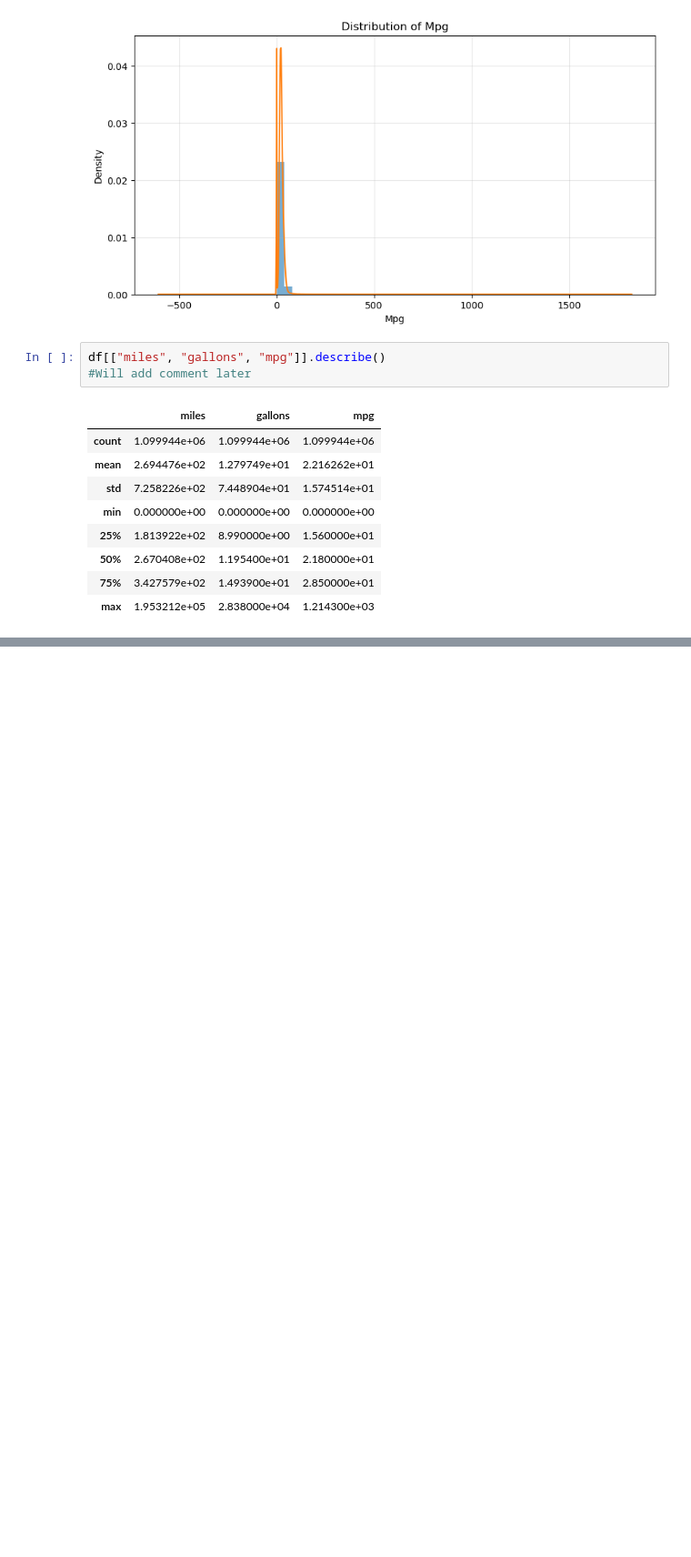
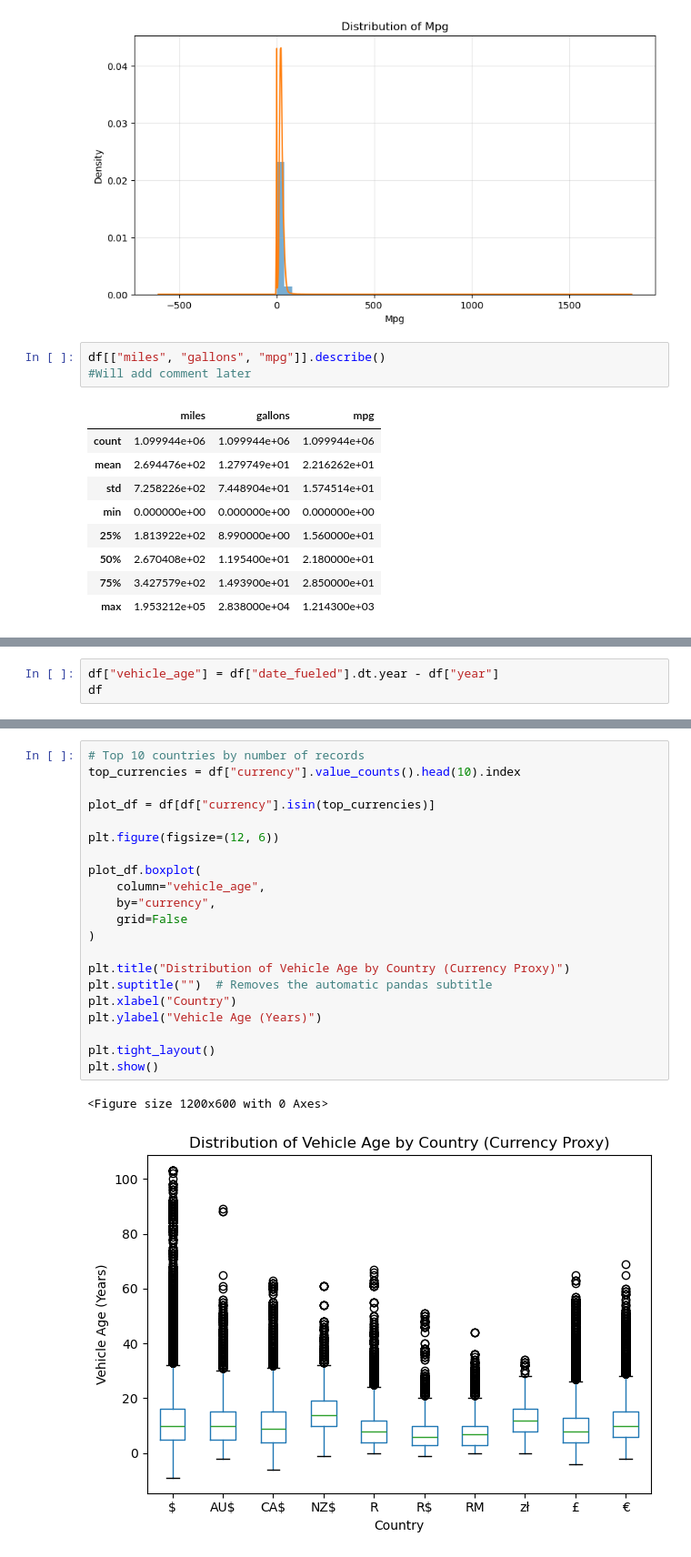
Before and after one commit to A-MAK15/DVE-Assignment, a Jupyter notebook: DVE-checkpoint.ipynb, the cells around one changed output, grey strips where cells are left out. Shown at 91% size. Cells and saved outputs as stored; diff of their text form; blank space fills up the shorter version.

```diff
--- a/DVE-checkpoint.ipynb
+++ b/DVE-checkpoint.ipynb
@@ -361,0 +871,3 @@ df[["miles", "gallons", "mpg"]].describe()
+# %%
+df["vehicle_age"] = df["date_fueled"].dt.year - df["year"]
+df
@@ -361,0 +888,24 @@ df[["miles", "gallons", "mpg"]].describe()
+# %%
+# Top 10 countries by number of records
+top_currencies = df["currency"].value_counts().head(10).index
+
+plot_df = df[df["currency"].isin(top_currencies)]
+
+plt.figure(figsize=(12, 6))
+
+plot_df.boxplot(
+    column="vehicle_age",
+    by="currency",
+    grid=False
+)
+
+plt.title("Distribution of Vehicle Age by Country (Currency Proxy)")
+plt.suptitle("")  # Removes the automatic pandas subtitle
+plt.xlabel("Country")
+plt.ylabel("Vehicle Age (Years)")
+
+plt.tight_layout()
+plt.show()
+# %% [output]
+<Figure size 1200x600 with 0 Axes>
+[figure, added]
```
Also changed, not shown: parts of 82 cells of this notebook.
